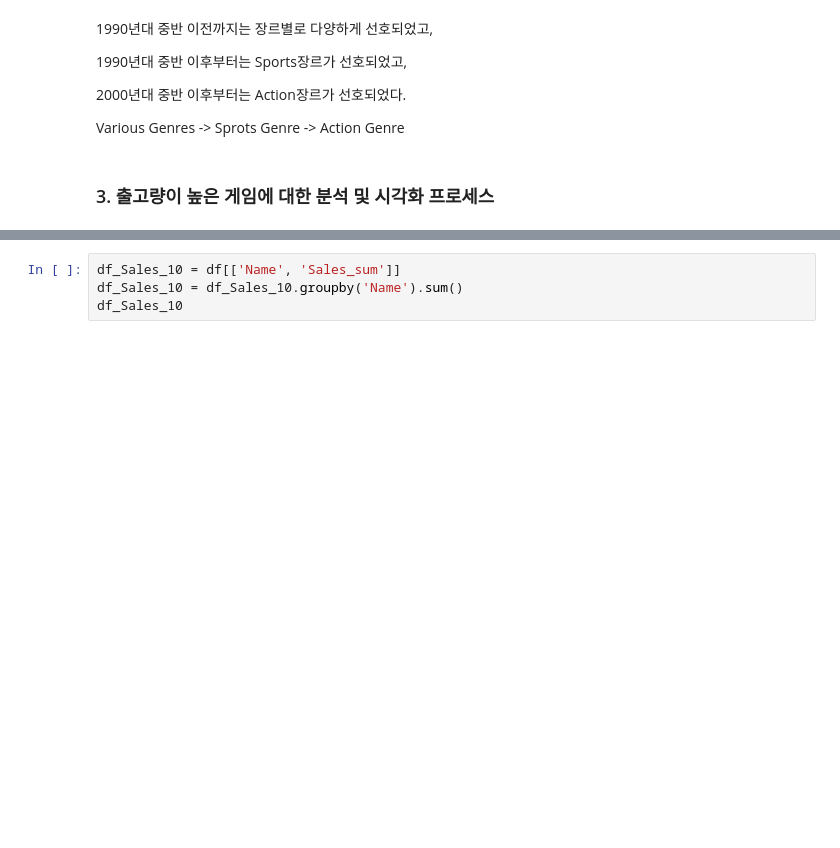
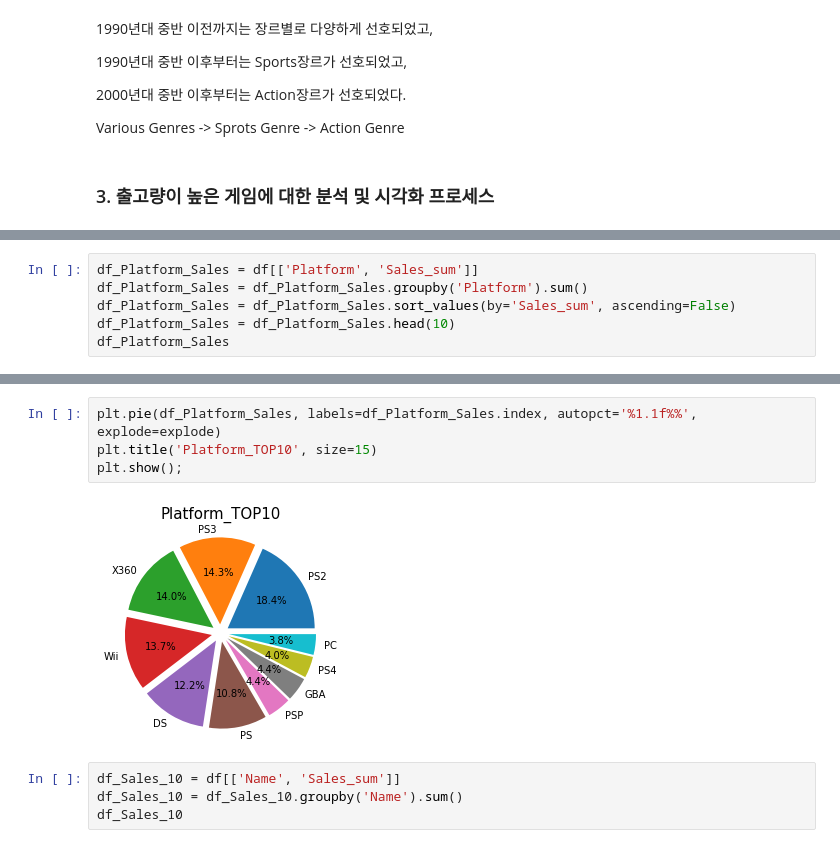
Before and after one commit to kimkihyun1/Game-Genre-Analysis, a Jupyter notebook: AI_14_김기현_Section1.ipynb, the cells around one changed output, grey strips where cells are left out. Drawn from its saved outputs; the diff is of its cells as text; blank space fills up the shorter version.

```diff
--- a/AI_14_김기현_Section1.ipynb
+++ b/AI_14_김기현_Section1.ipynb
@@ -378,0 +410,6 @@ df
+# %%
+df_Platform_Sales = df[['Platform', 'Sales_sum']]
+df_Platform_Sales = df_Platform_Sales.groupby('Platform').sum()
+df_Platform_Sales = df_Platform_Sales.sort_values(by='Sales_sum', ascending=False)
+df_Platform_Sales = df_Platform_Sales.head(10)
+df_Platform_Sales
@@ -379,3 +429,9 @@ df
+# %%
+plt.pie(df_Platform_Sales, labels=df_Platform_Sales.index, autopct='%1.1f%%', explode=explode)
+plt.title('Platform_TOP10', size=15)
+plt.show();
+# %% [output]
+[figure, added]
 # %%
 df_Sales_10 = df[['Name', 'Sales_sum']]
 df_Sales_10 = df_Sales_10.groupby('Name').sum()
```
Also changed, not shown: parts of 6 cells of this notebook.
